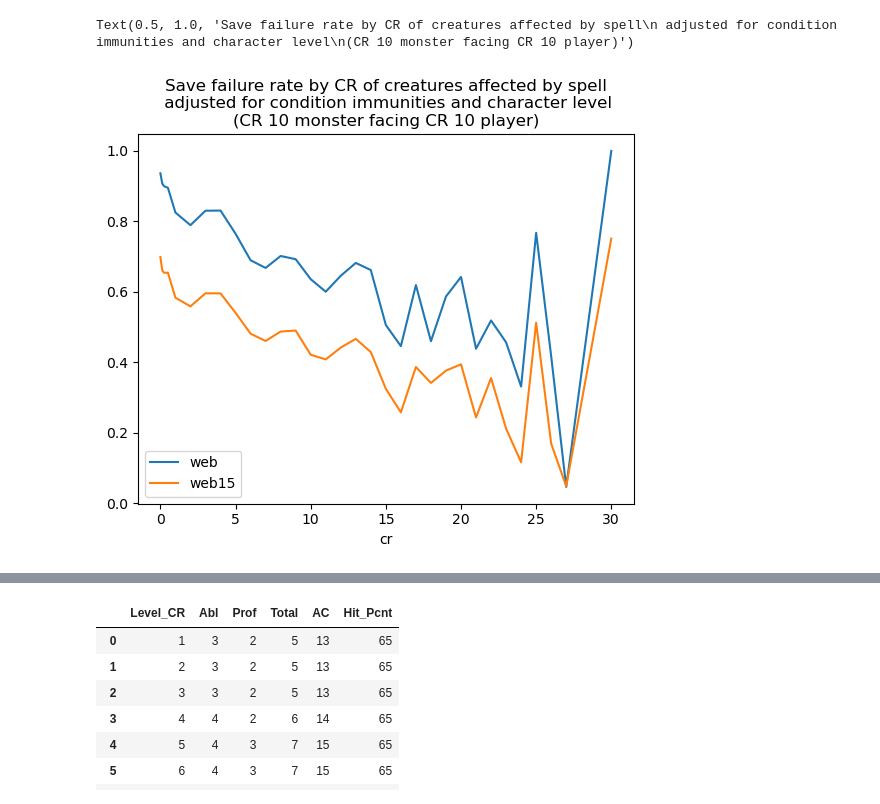
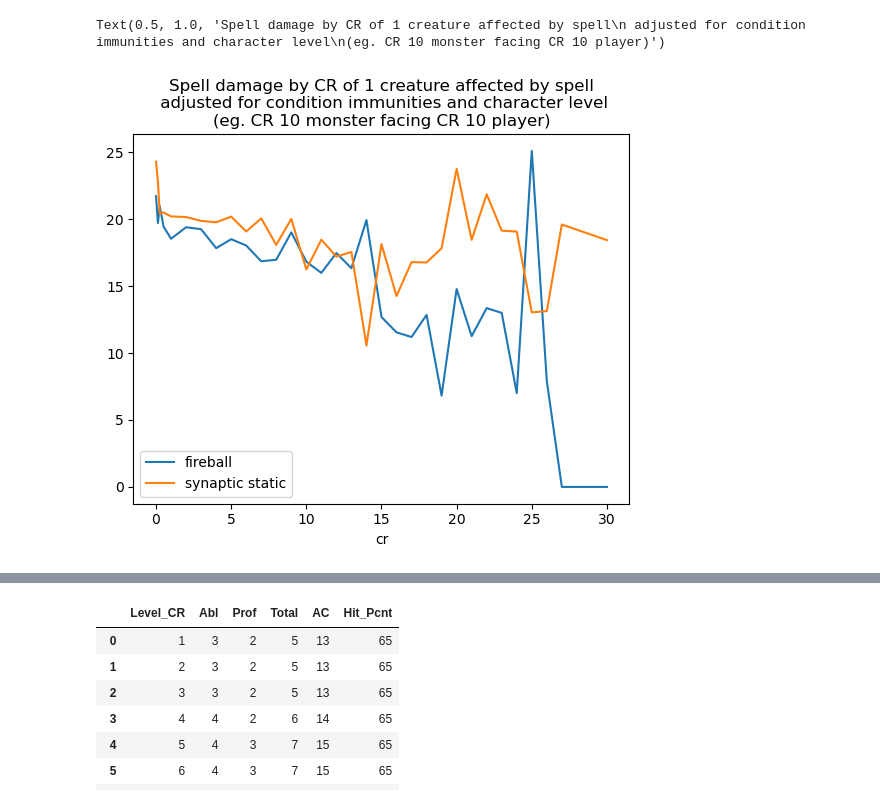
Before and after one commit to spencebeecher/dnd, a Jupyter notebook: dnd.ipynb, the cells around one changed output, grey strips where cells are left out. Drawn from its saved outputs; the diff is of its cells as text; code cells hidden in the pictures.

```diff
--- a/dnd.ipynb
+++ b/dnd.ipynb
@@ -105,22 +144,24 @@ creatures_cale.groupby('cr')[save_columns].mean().plot(figsize=(10,5))
 # %%
-res = []
-for c in creatures.iterrows():
-    c = c[1]
-    r = creature_condition_save(c, 'dex', 20, 'restrianed')
-    res.append(r)
-pd.concat([creatures[['cr']], pd.Series(res, name='damage')], axis=1).groupby('cr').damage.mean().plot(label='web')
+save_dc = lambda c: 5+dnd.proficency_bonus(min(max(c['cr'],1), 20))+8
 
 res = []
 for c in creatures.iterrows():
     c = c[1]
-    r = creature_condition_save(c, 'dex', 15, 'restrianed')
+    r = creature_damage_save(c, 'dex', save_dc(c), Dice(10,6), 'fire')
     res.append(r)
-pd.concat([creatures[['cr']], pd.Series(res, name='damage')], axis=1).groupby('cr').damage.mean().plot(label='web15')
+pd.concat([creatures[['cr']], pd.Series(res, name='damage')], axis=1).groupby('cr').damage.mean().plot(label='fireball')
 
 
 
+res = []
+for c in creatures.iterrows():
+    c = c[1]
+    r = creature_damage_save(c, 'int',  save_dc(c), Dice(8,6), 'psychic')
+    res.append(r)
+pd.concat([creatures[['cr']], pd.Series(res, name='damage')], axis=1).groupby('cr').damage.mean().plot(label='synaptic static')
+
 plt.legend()
-plt.title('Save failure rate by CR of creatures affected by spell\n adjusted for condition immunities and character level\n(CR 10 monster facing CR 10 player)')
+plt.title('Spell damage by CR of 1 creature affected by spell\n adjusted for condition immunities and character level\n(eg. CR 10 monster facing CR 10 player)')
 # %% [output]
-Text(0.5, 1.0, 'Save failure rate by CR of creatures affected by spell\n adjusted for condition immunities and character level\n(CR 10 monster facing CR 10 player)')
+Text(0.5, 1.0, 'Spell damage by CR of 1 creature affected by spell\n adjusted for condition immunities and character level\n(eg. CR 10 monster facing CR 10 player)')
-[figure, old version]
+[figure, new version]
```
Also changed, not shown: parts of 21 cells of this notebook, 8 other files.
